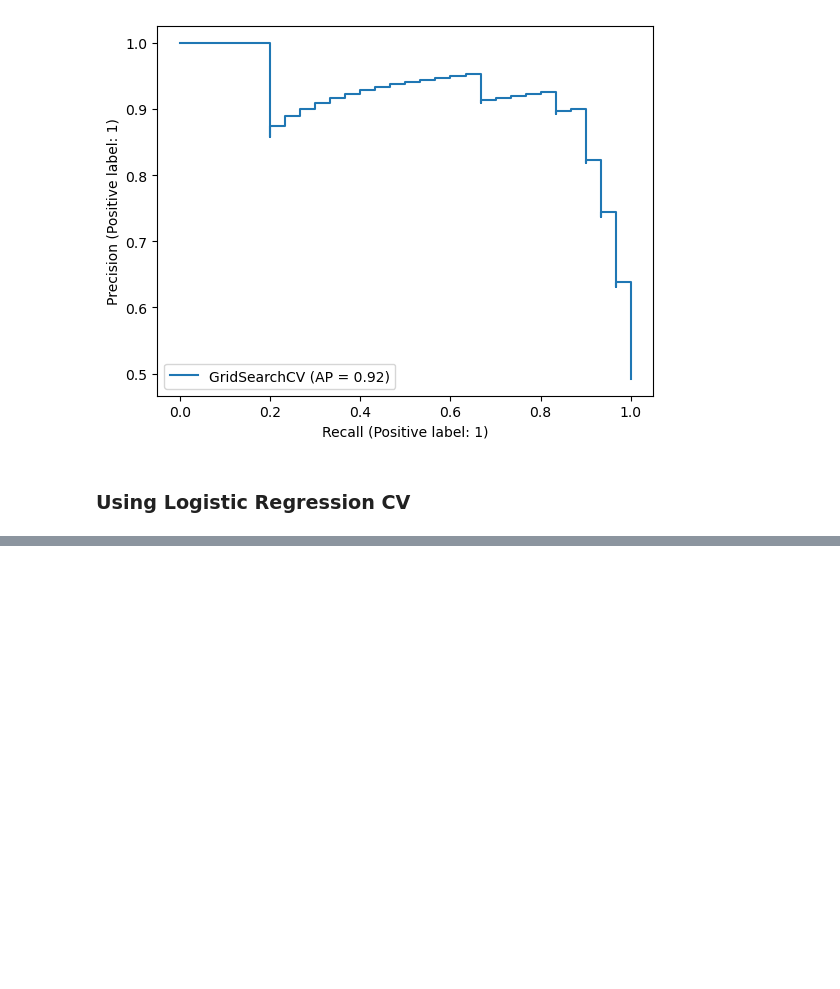
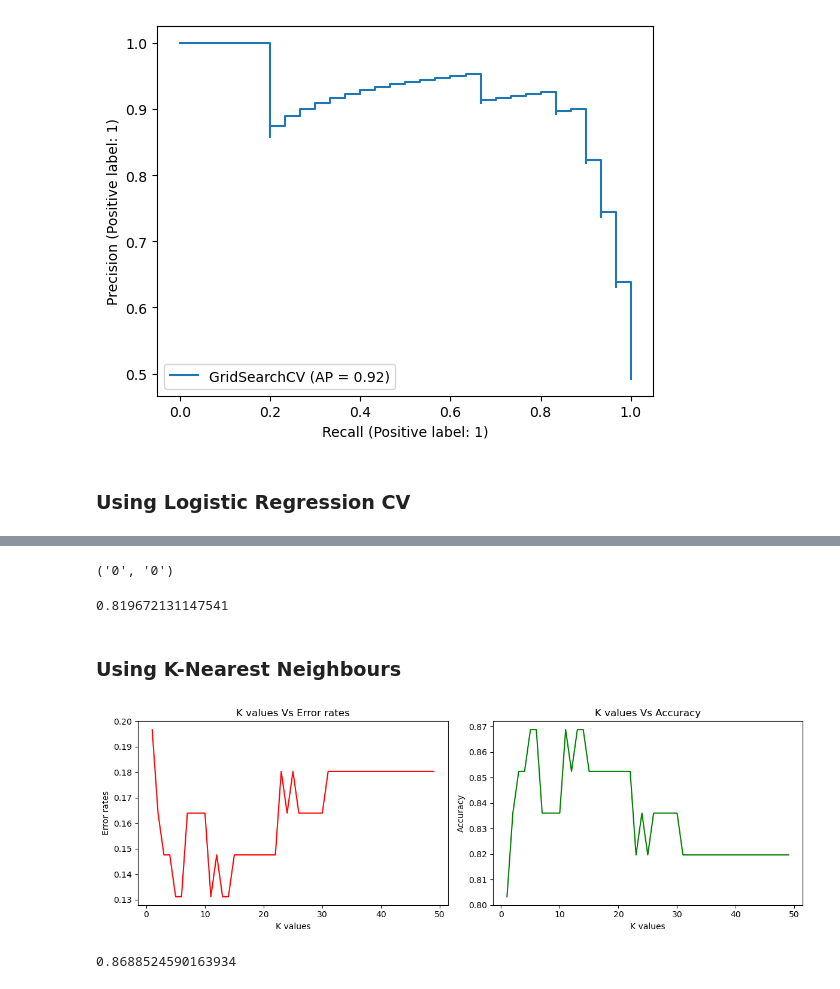
Before and after one commit to rooneyrulz/heart-disease-binary-classifier, a Jupyter notebook: notebook/Project.ipynb, the cells around one changed output, grey strips where cells are left out. Cells and saved outputs as stored; diff of their text form; code cells hidden in the pictures; blank space fills up the shorter version.

Commit message:
using KNN

```diff
--- a/notebook/Project.ipynb
+++ b/notebook/Project.ipynb
@@ -382,3 +382,5 @@ PrecisionRecallDisplay.from_estimator(grid_model, scaled_X_test, y_test)
 from sklearn.linear_model import LogisticRegressionCV
 # %%
 log_model2 = LogisticRegressionCV()
+# %%
+log_model2.fit(scaled_X_train, y_train)
@@ -384,0 +409,12 @@ log_model2 = LogisticRegressionCV()
+# %%
+y_pred = log_model2.predict(scaled_X_test)
+# %%
+y_pred[0], y_test.iloc[0]
+# %% [output]
+('0', '0')
+# %%
+accuracy_score(y_test, y_pred)
+# %% [output]
+0.819672131147541
+# %% [markdown]
+### Using K-Nearest Neighbours
@@ -384,0 +423,46 @@ log_model2 = LogisticRegressionCV()
+# %%
+# Find the best number of K using a list of k values
+test_error_matrics = []
+test_acc_matrics = []
+
+list_of_k_values = range(1, 50)
+
+for k in list_of_k_values:
+    knn_model = KNeighborsClassifier(n_neighbors=k)
+
+    knn_model.fit(scaled_X_train, y_train)
+    y_pred = knn_model.predict(scaled_X_test)
+
+    acc = accuracy_score(y_test, y_pred)
+    test_error = 1 - acc
+
+    test_acc_matrics.append(acc)
+    test_error_matrics.append(test_error)
+# %%
+fig, axes = plt.subplots(nrows=1, ncols=2, figsize=(12, 4))
+
+axes[0].plot(list_of_k_values, test_error_matrics, color='red')
+axes[0].set_title('K values Vs Error rates')
+axes[0].set_xlabel('K values')
+axes[0].set_ylabel('Error rates')
+axes[0].set_title('K values Vs Error rates')
+
+
+axes[1].plot(list_of_k_values, test_acc_matrics, color='green')
+axes[1].set_title('K values Vs Accuracy')
+axes[1].set_xlabel('K values')
+axes[1].set_ylabel('Accuracy')
+
+# Adjust layout for better spacing
+plt.tight_layout()
+
+# Save figs
+fig.savefig('../assets/visualization/subplot-3.png', dpi=300)
+plt.show()
+# %% [output]
+[figure, added]
+# %%
+# Best Accuracy
+np.max(test_acc_matrics)
+# %% [output]
+0.8688524590163934
```
Also changed, not shown: parts of 18 cells of this notebook, 1 other file.
